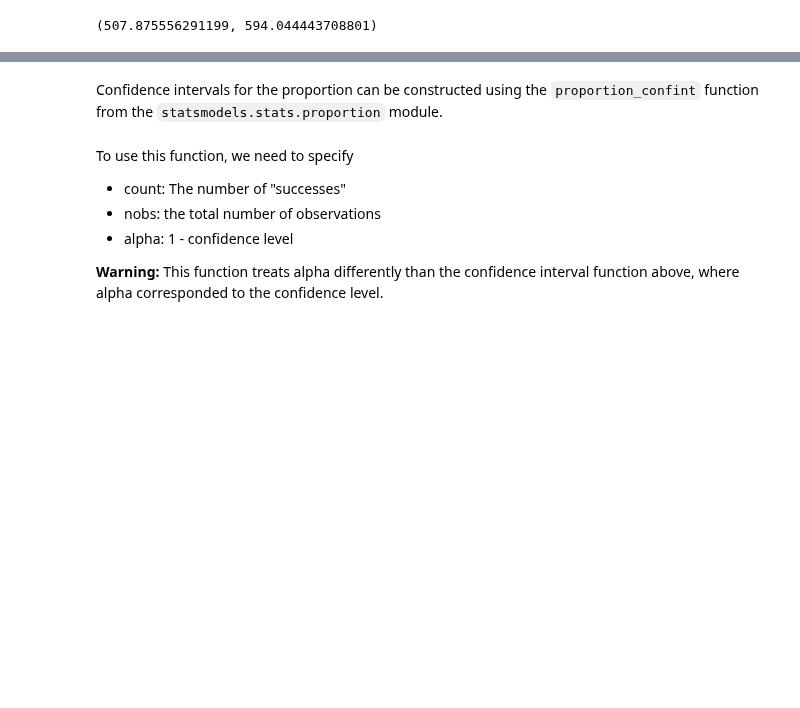
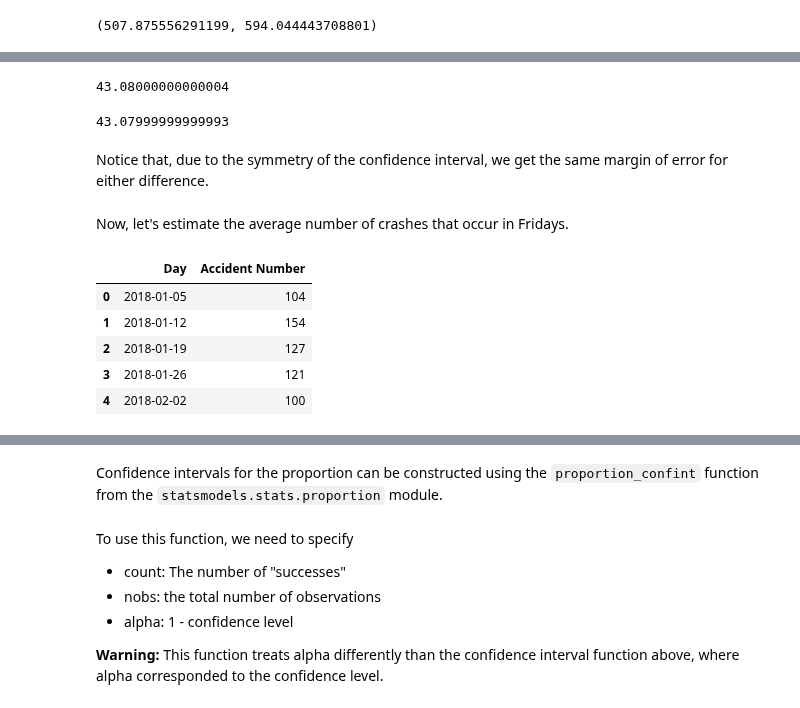
Before and after one commit to NSS-Data-Instructional-Stuff/stats-for-data-science, a Jupyter notebook: notebooks/Estimation_Part_1.ipynb, the cells around one changed output, grey strips where cells are left out. Drawn from its saved outputs; the diff is of its cells as text; code cells hidden in the pictures; blank space fills up the shorter version.

```diff
--- a/notebooks/Estimation_Part_1.ipynb
+++ b/notebooks/Estimation_Part_1.ipynb
@@ -83,0 +122,12 @@ We can be 95% confident that the population mean is between 507 minutes and 594
+# %%
+550.96 - 507.88
+# %% [output]
+43.08000000000004
+# %%
+594.04 - 550.96
+# %% [output]
+43.07999999999993
+# %% [markdown]
+Notice that, due to the symmetry of the confidence interval, we get the same margin of error for either difference.
+# %% [markdown]
+Now, let's estimate the average number of crashes that occur in Fridays.
@@ -83,0 +136,9 @@ We can be 95% confident that the population mean is between 507 minutes and 594
+# %%
+crashes.head()
+# %% [output]
+|  | Day | Accident Number |
+| 0 | 2018-01-05 | 104 |
+| 1 | 2018-01-12 | 154 |
+| 2 | 2018-01-19 | 127 |
+| 3 | 2018-01-26 | 121 |
+| 4 | 2018-02-02 | 100 |
```
Also changed, not shown: parts of 44 cells of this notebook, 1 other file.
